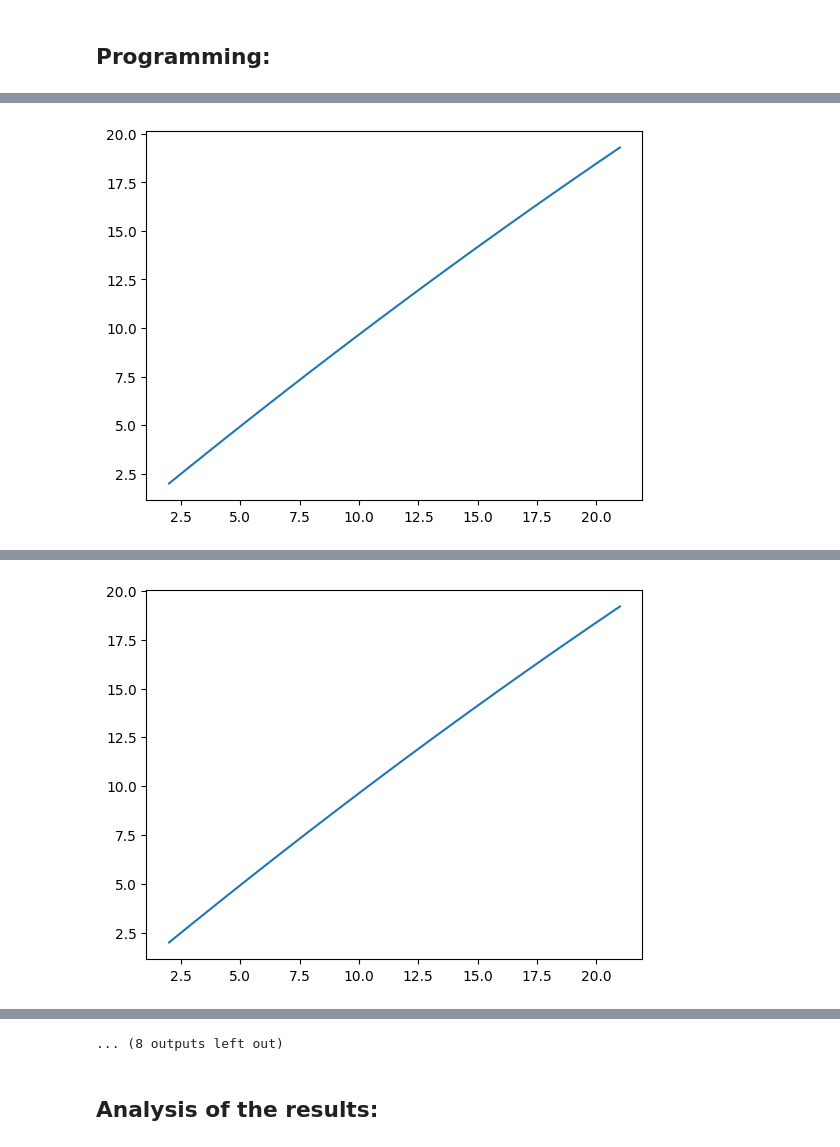
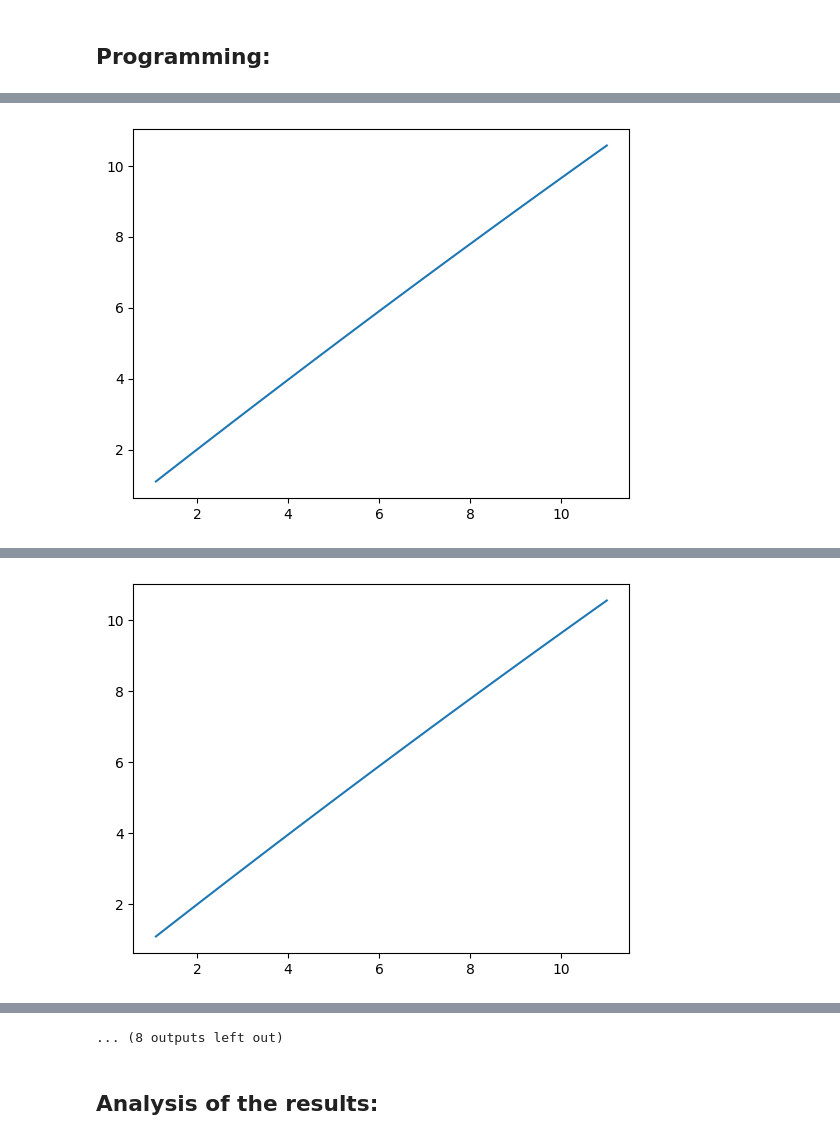
Before and after one commit to aromoher/MAE598, a Jupyter notebook: Project 1/Project1.ipynb, the cells around one changed output, grey strips where cells are left out. Drawn from its saved outputs; the diff is of its cells as text; code cells hidden in the pictures.

```diff
--- a/Project 1/Project1.ipynb
+++ b/Project 1/Project1.ipynb
@@ -54,7 +54,7 @@ logger = logging.getLogger(__name__)
 # %%
 # environment parameters
 
-FRAME_TIME = 1.0  # time interval
+FRAME_TIME = 0.1  # time interval
 GRAVITY_ACCEL = 9.81/1000  # gravity constant
 BOOST_ACCEL = 14.715/1000  # thrust constant, from class announcement
 
@@ -220,9 +220,9 @@ class Optimize:
 # %%
 # Now it's time to run the code!
 
-T = 20  # number of time steps
+T = 100  # number of time steps
 dim_input = 5  # state space dimensions
-dim_hidden = 50  # latent dimensions
+dim_hidden = 6  # latent dimensions
 dim_output = 2  # action space dimensions
 d = Dynamics()  # define dynamics
 c = Controller(dim_input, dim_hidden, dim_output)  # define controller
@@ -238 +238 @@ o.train(10)  # solve the optimization problem
-[figure, old version]
+[figure, new version]
@@ -240 +240 @@ o.train(10)  # solve the optimization problem
-[figure, old version]
+[figure, new version]
```
Also changed, not shown: parts of 1 cell of this notebook.
